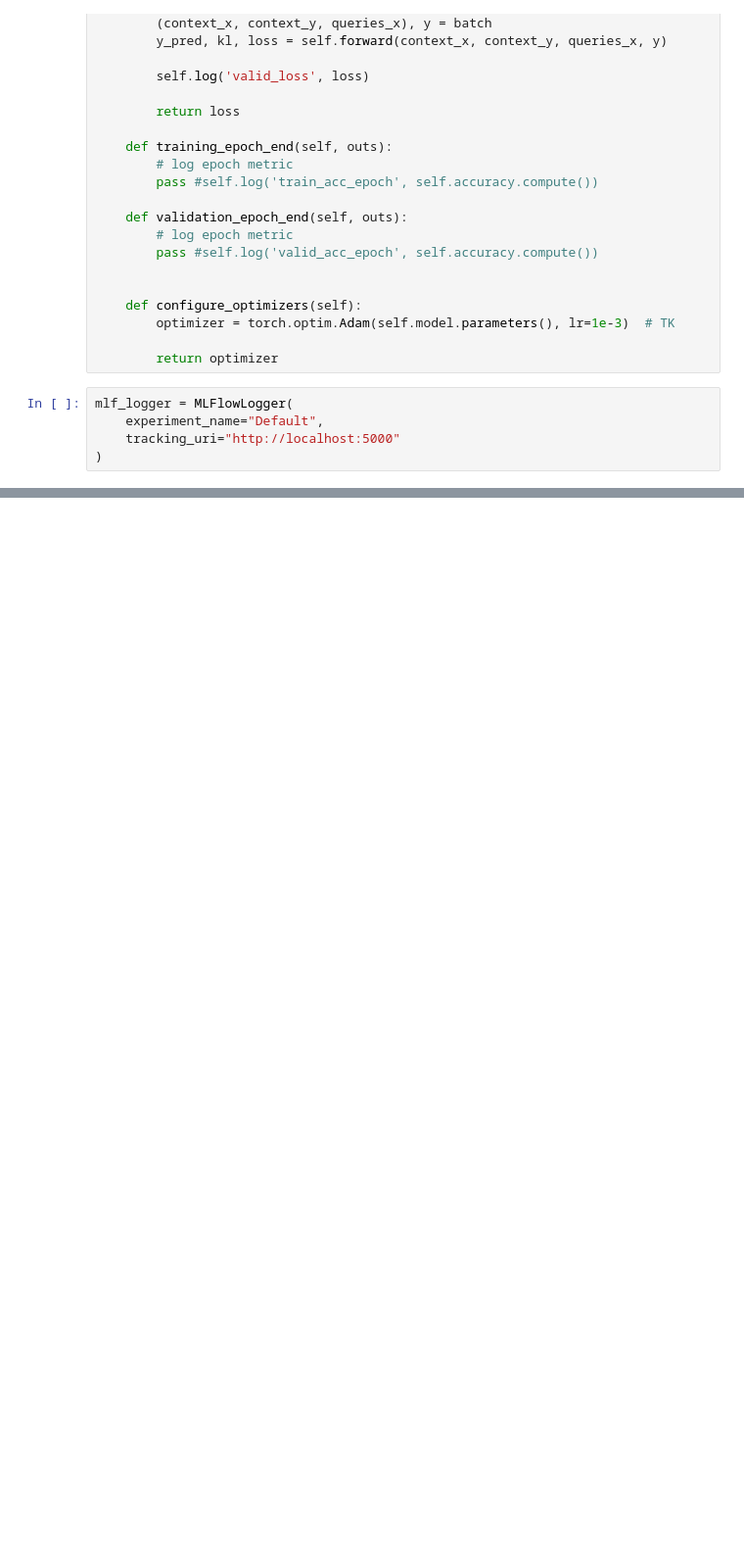
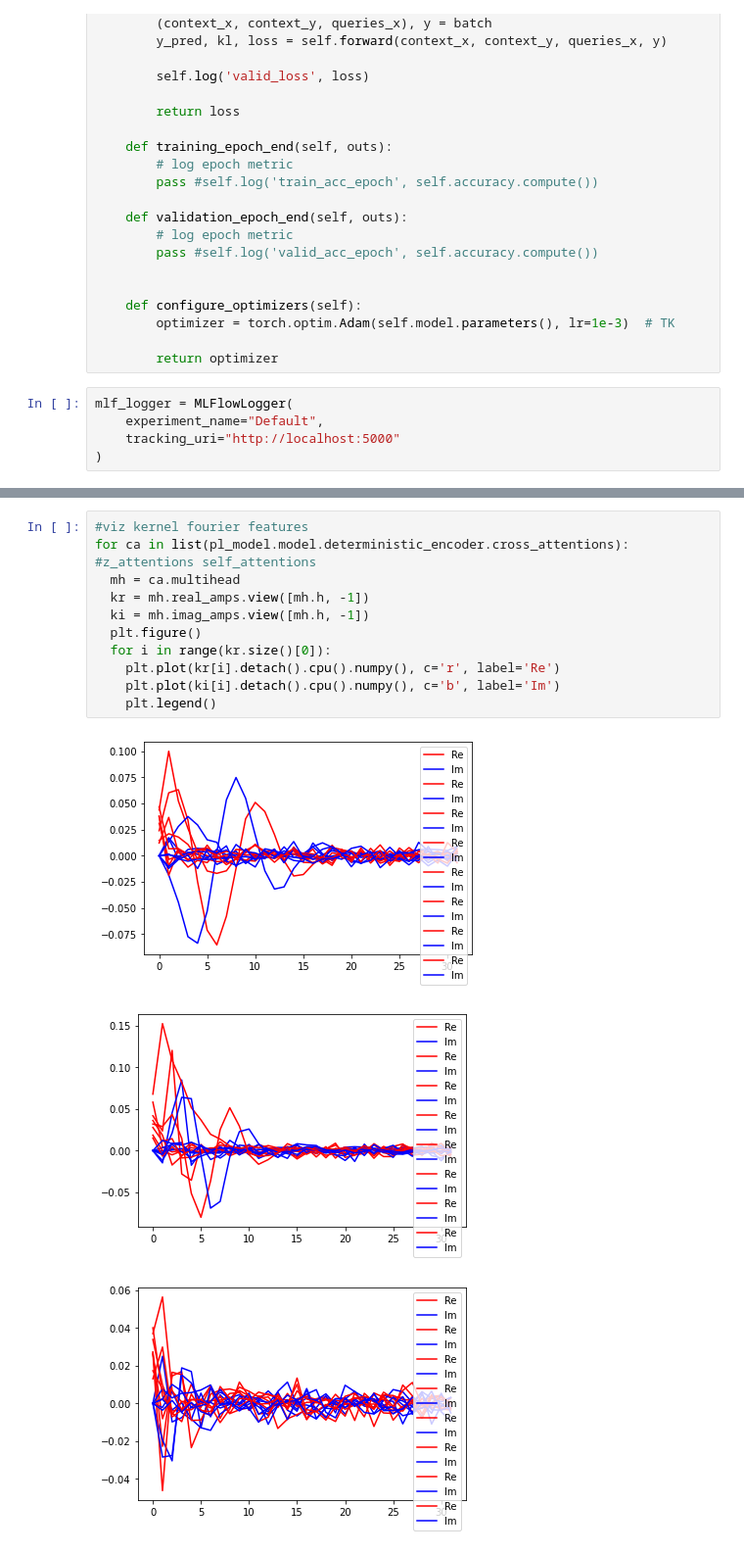
Before and after one commit to fg91/experiments, a Jupyter notebook: attentive_neural_processes.ipynb, the cells around one changed output, grey strips where cells are left out. Shown at 98% size. Drawn from its saved outputs; the diff is of its cells as text; blank space fills up the shorter version.

```diff
--- a/attentive_neural_processes.ipynb
+++ b/attentive_neural_processes.ipynb
@@ -924,0 +983,15 @@ plt.show()
+# %%
+#viz kernel fourier features
+for ca in list(pl_model.model.deterministic_encoder.cross_attentions): #z_attentions self_attentions
+  mh = ca.multihead
+  kr = mh.real_amps.view([mh.h, -1])
+  ki = mh.imag_amps.view([mh.h, -1])
+  plt.figure()
+  for i in range(kr.size()[0]):
+    plt.plot(kr[i].detach().cpu().numpy(), c='r', label='Re')
+    plt.plot(ki[i].detach().cpu().numpy(), c='b', label='Im')
+    plt.legend()
+# %% [output]
+[figure, added]
+[figure, added]
+[figure, added]
```
Also changed, not shown: parts of 20 cells of this notebook.
